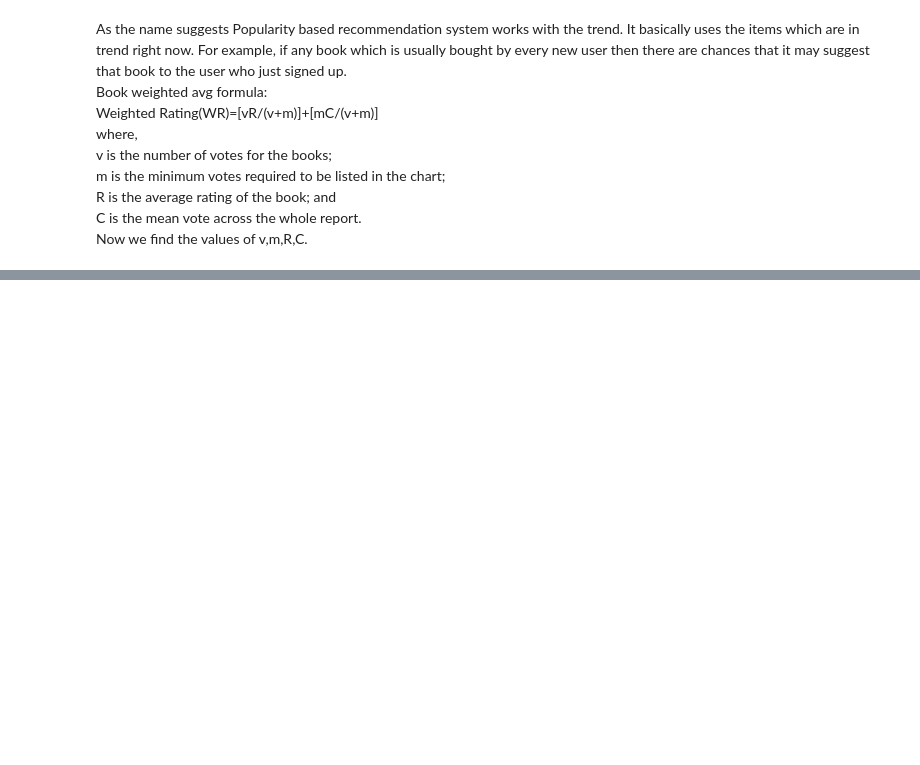
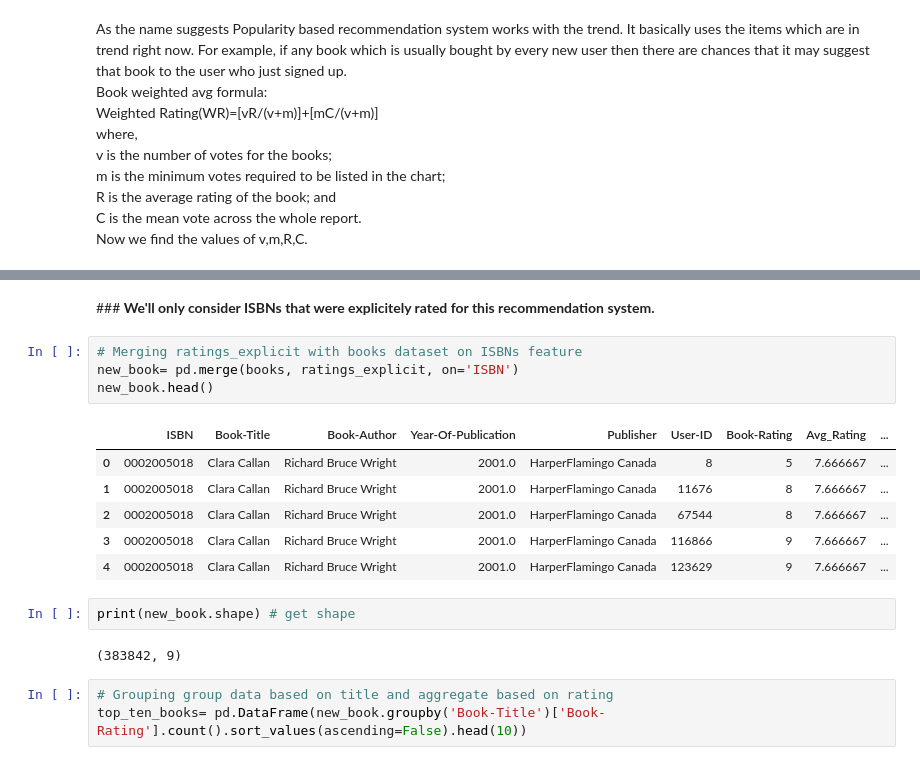
Before and after one commit to SachinSPanchal/Book-Recomendation-Sytem, a Jupyter notebook: Final_Book_Recommendation_system.ipynb, the cells around one changed output, grey strips where cells are left out. Drawn from its saved outputs; the diff is of its cells as text; blank space fills up the shorter version.

```diff
--- a/Final_Book_Recommendation_system.ipynb
+++ b/Final_Book_Recommendation_system.ipynb
@@ -661,0 +677,20 @@ Now we find the values of v,m,R,C.
+# %% [markdown]
+###<b> We'll only consider ISBNs that were explicitely rated for this recommendation system.
+# %%
+# Merging ratings_explicit with books dataset on ISBNs feature
+new_book= pd.merge(books, ratings_explicit, on='ISBN')
+new_book.head()
+# %% [output]
+|  | ISBN | Book-Title | Book-Author | Year-Of-Publication | Publisher | User-ID | Book-Rating | Avg_Rating | ... |
+| 0 | 0002005018 | Clara Callan | Richard Bruce Wright | 2001.0 | HarperFlamingo Canada | 8 | 5 | 7.666667 | ... |
+| 1 | 0002005018 | Clara Callan | Richard Bruce Wright | 2001.0 | HarperFlamingo Canada | 11676 | 8 | 7.666667 | ... |
+| 2 | 0002005018 | Clara Callan | Richard Bruce Wright | 2001.0 | HarperFlamingo Canada | 67544 | 8 | 7.666667 | ... |
+| 3 | 0002005018 | Clara Callan | Richard Bruce Wright | 2001.0 | HarperFlamingo Canada | 116866 | 9 | 7.666667 | ... |
+| 4 | 0002005018 | Clara Callan | Richard Bruce Wright | 2001.0 | HarperFlamingo Canada | 123629 | 9 | 7.666667 | ... |
+# %%
+print(new_book.shape) # get shape
+# %% [output]
+(383842, 9)
+# %%
+# Grouping group data based on title and aggregate based on rating
+top_ten_books= pd.DataFrame(new_book.groupby('Book-Title')['Book-Rating'].count().sort_values(ascending=False).head(10))
```
Also changed, not shown: parts of 27 cells of this notebook.
